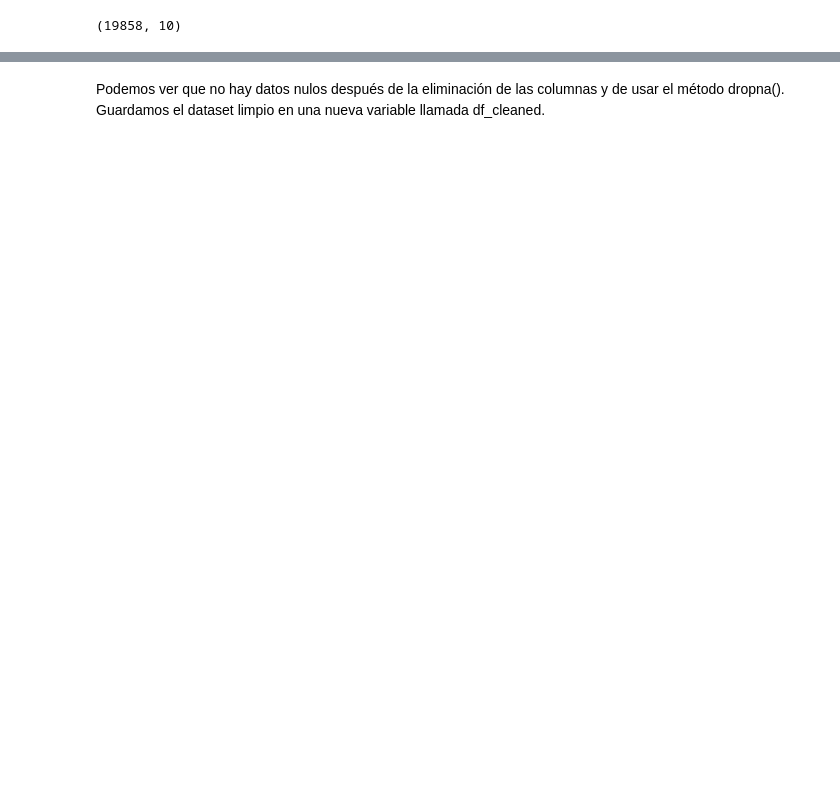
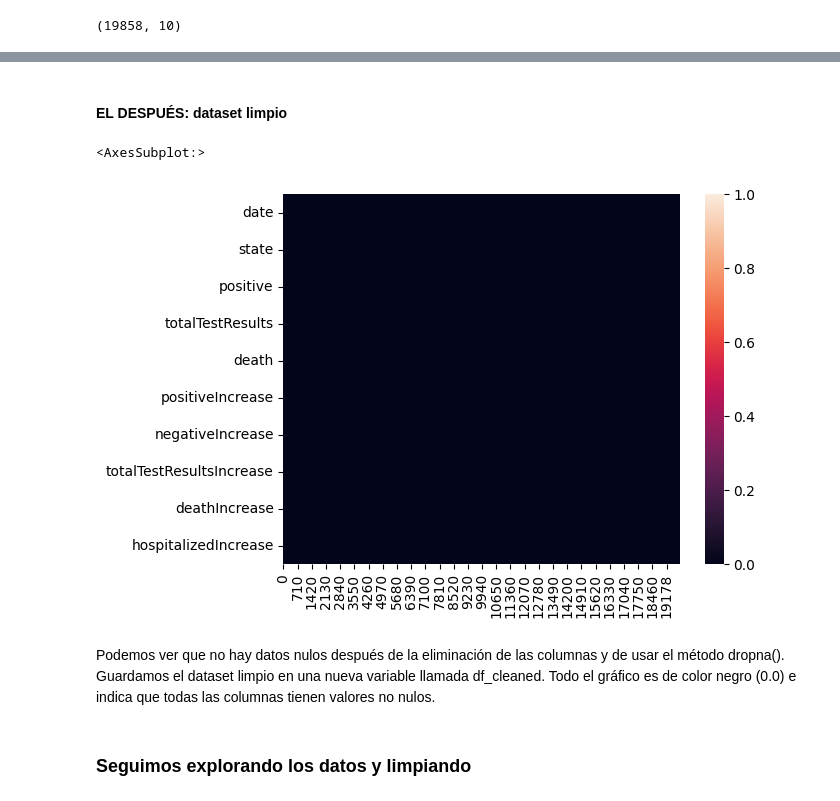
Before and after one commit to AI-School-F5-P2/proyecto_Datathon_equipo_5, a Jupyter notebook: main.ipynb, the cells around one changed output, grey strips where cells are left out. Drawn from its saved outputs; the diff is of its cells as text; code cells hidden in the pictures; blank space fills up the shorter version.

```diff
--- a/main.ipynb
+++ b/main.ipynb
@@ -192,5 +195,15 @@ df_cleaned.isnull().transpose().pipe(lambda df_cleaned: sns.heatmap(data=df_clea
+# %% [markdown]
+#### EL DESPUÉS: dataset limpio
+# %%
+#graficamos nuevamente pero esta vez usando el dataframe limpio
+df_cleaned.isnull().transpose().pipe(lambda df_cleaned: sns.heatmap(data=df_cleaned, vmin=0, vmax=1))
+# %% [output]
+<AxesSubplot:>
+[figure, added]
 # %% [markdown]
-Podemos ver que no hay datos nulos después de la eliminación de las columnas y de usar el método dropna(). Guardamos el dataset limpio en una nueva variable llamada df_cleaned.
+Podemos ver que no hay datos nulos después de la eliminación de las columnas y de usar el método dropna(). Guardamos el dataset limpio en una nueva variable llamada df_cleaned. Todo el gráfico es de color negro (0.0) e indica que todas las columnas tienen valores no nulos.
+# %% [markdown]
+### Seguimos explorando los datos y limpiando
 # %%
 for col in categoricas:
     print(f"Column name: {col}")
```
Also changed, not shown: parts of 41 cells of this notebook.
